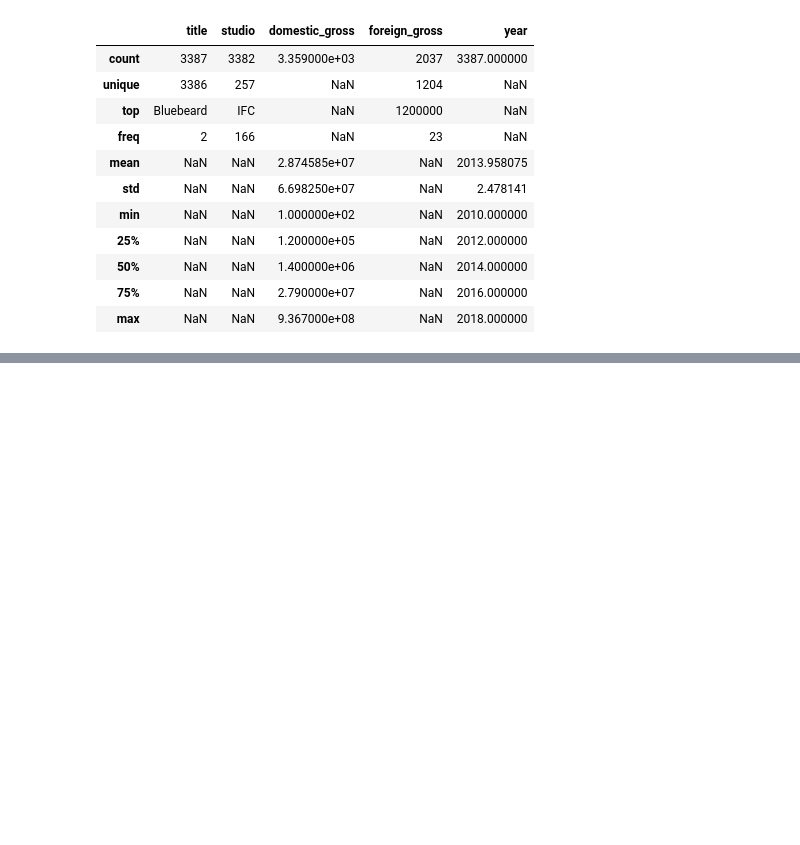
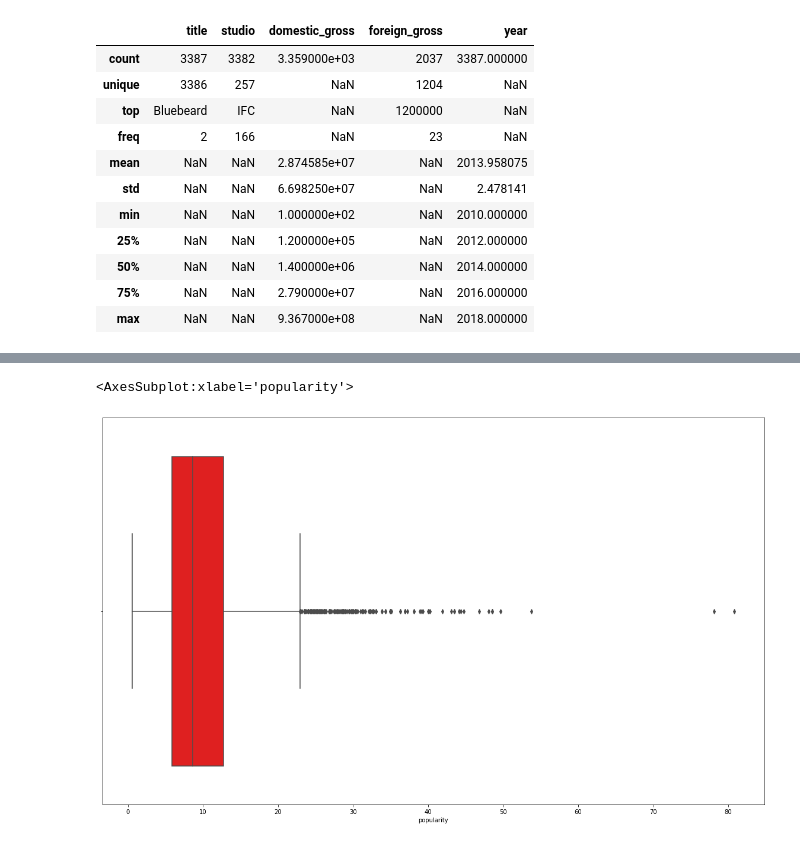
Before and after one commit to 0H5M/dsc-phase-1-project-v2-4, a Jupyter notebook: student.ipynb, the cells around one changed output, grey strips where cells are left out. Drawn from its saved outputs; the diff is of its cells as text; code cells hidden in the pictures; blank space fills up the shorter version.

```diff
--- a/student.ipynb
+++ b/student.ipynb
@@ -547,0 +422,6 @@ df,df2.head()
+# %%
+plt.figure(figsize=(20,12))
+sns.boxplot(x=movies_ratings['popularity'],color='Red')
+# %% [output]
+<AxesSubplot:xlabel='popularity'>
+[figure, added]
```
Also changed, not shown: parts of 110 cells of this notebook.
